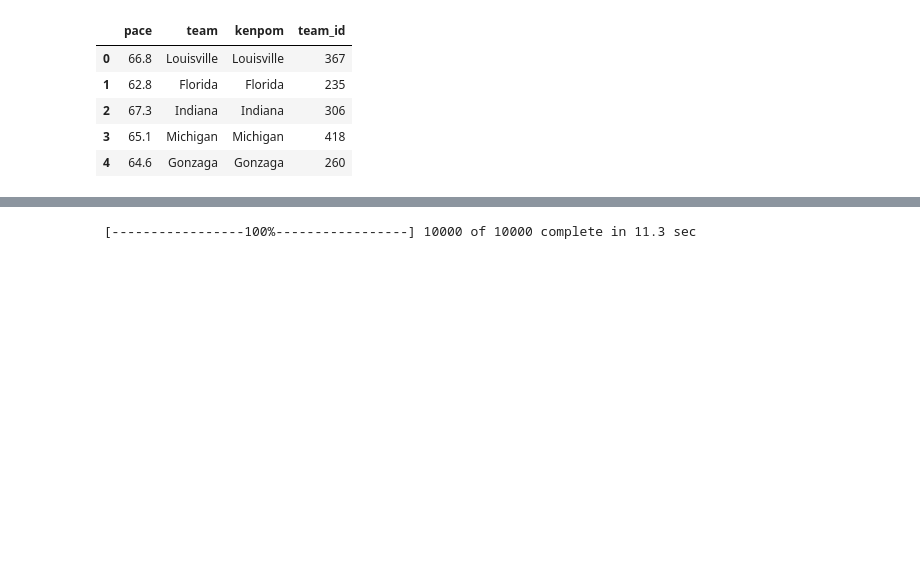
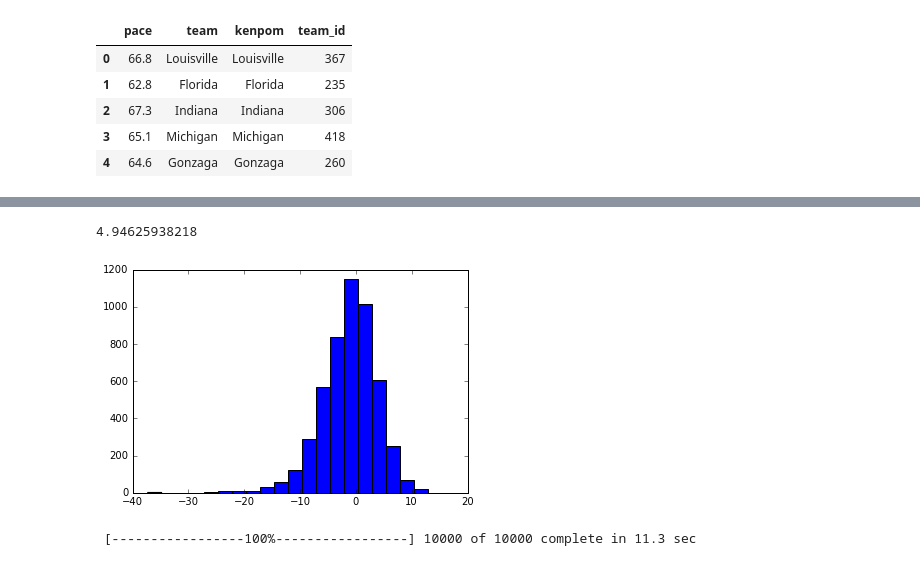
Before and after one commit to sethah/CBBModel, a Jupyter notebook: BayesModel.ipynb, the cells around one changed output, grey strips where cells are left out. Drawn from its saved outputs; the diff is of its cells as text; code cells hidden in the pictures; blank space fills up the shorter version.

```diff
--- a/BayesModel.ipynb
+++ b/BayesModel.ipynb
@@ -28,3 +24,11 @@ kenpom.head()
 | 2 | 67.3 | Indiana | Indiana | 306 |
 | 3 | 65.1 | Michigan | Michigan | 418 |
 | 4 | 64.6 | Gonzaga | Gonzaga | 260 |
+# %%
+unstacked = unstacked.merge(kenpom[['team_id', 'pace']], left_on='hteam_id', right_on='team_id')
+unstacked.rename(columns={'pace': 'home_adjt'}, inplace=True)
+# unstacked.drop('team_id', inplace=True)
+unstacked = unstacked.merge(kenpom[['team_id', 'pace']], left_on='ateam_id', right_on='team_id')
+unstacked.rename(columns={'pace': 'away_adjt'}, inplace=True)
+# unstacked.drop('team_id', 1)
+unstacked.head()
@@ -31,3 +43,15 @@ kenpom.head()
+# %%
+mean_poss = unstacked.poss.mean()
+unstacked['kenpom_predicted'] = unstacked.apply(lambda row: \
+    row.home_adjt * row.away_adjt / mean_poss, axis=1)
+unstacked['kp_error'] =  unstacked.kenpom_predicted - unstacked.poss
+# %%
+plt.hist(unstacked['kp_error'], bins=20)
+print np.std(unstacked['kp_error'])
+# unstacked.shape
+# %% [output]
+4.94625938218
+[figure, added]
 # %%
 pace_initial = stacked.groupby('iteam').mean()['poss'].values
 teams['pace_initial'] = pace_initial
```
Also changed, not shown: parts of 3 cells of this notebook, 8 other files.
